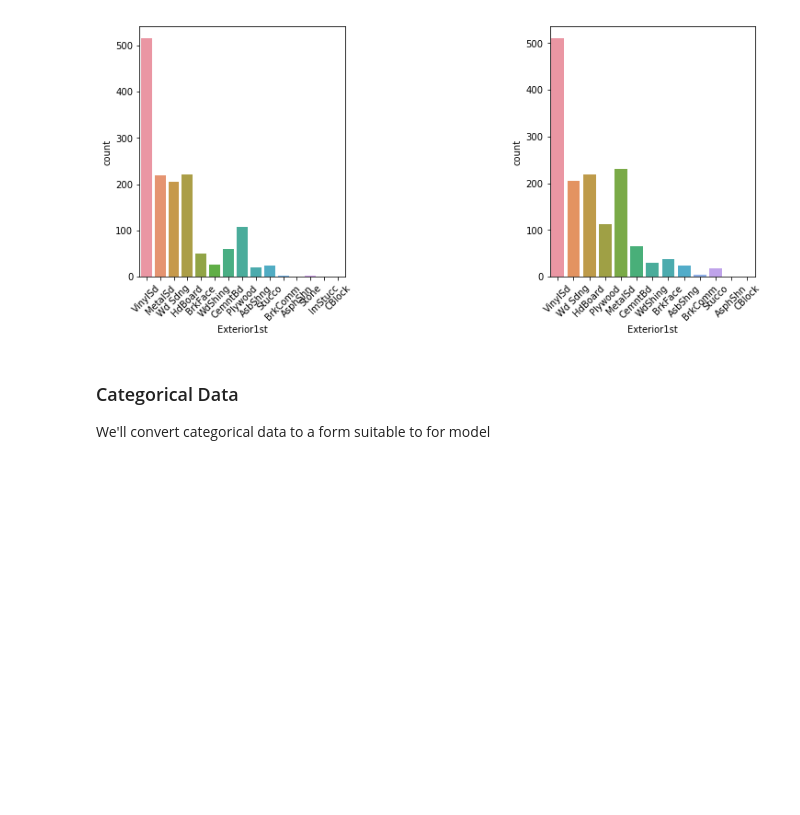
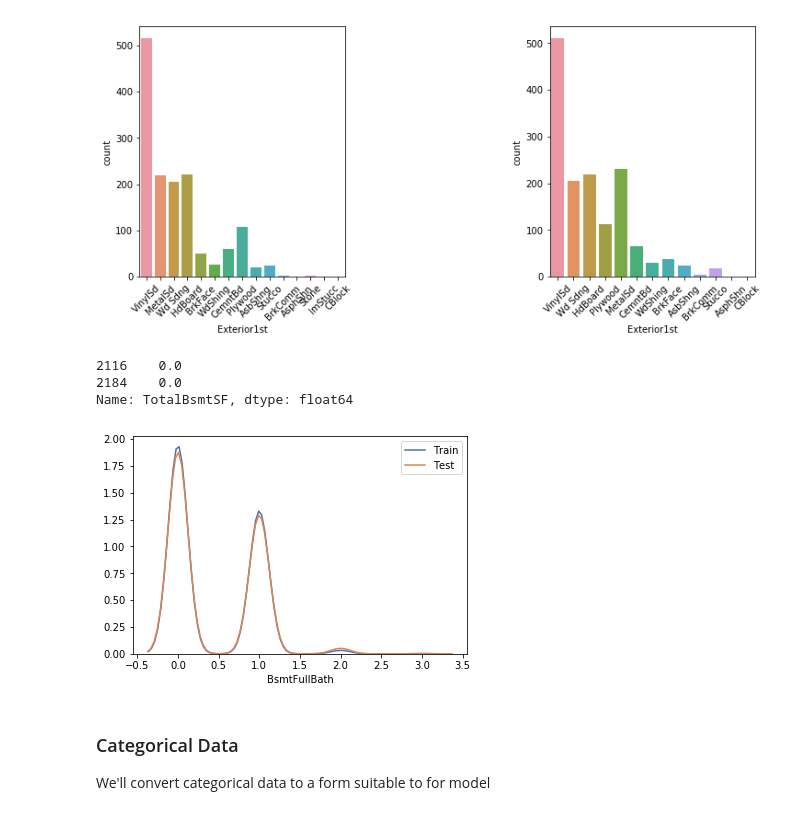
Before and after one commit to 79212/kaggle_house_pricing, a Jupyter notebook: get_dummies.ipynb, the cells around one changed output. Cells and saved outputs as stored; diff of their text form; code cells hidden in the pictures; blank space fills up the shorter version.

Commit message:
missing values

```diff
--- a/get_dummies.ipynb
+++ b/get_dummies.ipynb
@@ -106,7 +105,7 @@ dtype: float64
 [figure]
 # %%
 #Looking at the distribution for both test and train (almost same) we can replace the missing values with the mode.
-df_cum['LotFrontage'] = df_cum['LotFrontage'].fillna(df_cum['LotFrontage'].mode())
+df_cum['LotFrontage'] = df_cum['LotFrontage'].fillna(df_cum['LotFrontage'].mode(dropna=True)[0])
 # %%
 #Utilities
 fig, ax =plt.subplots(1,2)
@@ -131,6 +130,41 @@ a2.set_xticklabels(a2.get_xticklabels(), rotation=45)
 fig.show()
 # %% [output]
 [figure]
-# %%
-#We'll go with the most popular Exterior1st as it is consistent in both test and train.
-df_cum['Exterior1st'] = df_cum['Exterior1st'].fillna(df_cum['Exterior1st'].mode)
+# %%
+#We'll go with the most popular Exterior1st as it is consistent in both test and train.
+df_cum['Exterior1st'] = df_cum['Exterior1st'].fillna(df_cum['Exterior1st'].mode(dropna=True)[0])
+df_cum['Exterior2nd'] = df_cum['Exterior2nd'].fillna(df_cum['Exterior2nd'].mode(dropna=True)[0])
+df_cum['MasVnrType'] = df_cum['MasVnrType'].fillna(df_cum['MasVnrType'].mode(dropna=True)[0])
+df_cum['MasVnrArea'] = df_cum['MasVnrArea'].fillna(df_cum['MasVnrArea'].mode(dropna=True)[0])
+df_cum['Electrical'] = df_cum['Electrical'].fillna(df_cum['Electrical'].mode(dropna=True)[0])
+df_cum['KitchenQual'] = df_cum['KitchenQual'].fillna(df_cum['KitchenQual'].mode(dropna=True)[0])
+df_cum['Functional'] = df_cum['Functional'].fillna(df_cum['Functional'].mode(dropna=True)[0])
+df_cum['GarageCars'] = df_cum['GarageCars'].fillna(df_cum['GarageCars'].mode(dropna=True)[0])
+df_cum['GarageArea'] = df_cum['GarageArea'].fillna(df_cum['GarageArea'].mean())
+df_cum['SaleType'] = df_cum['SaleType'].fillna(df_cum['SaleType'].mode(dropna=True)[0])
+# %%
+#For BsmtFinSF1 we observed the only datapoint for which the value was missing had BsmtFinType1 as NA i.e
+#there is no basement. So we can fill the SF as 0
+df_cum['BsmtFinSF1'] = df_cum['BsmtFinSF1'].fillna(0)
+#Same goes for BsmtFinSF2
+df_cum['BsmtFinSF2'] = df_cum['BsmtFinSF2'].fillna(0)
+#Same data point is valid for BsmtUnfSF and TotalBsmtSF. We can fill all with zeros.
+df_cum['BsmtUnfSF'] = df_cum['BsmtUnfSF'].fillna(0)
+df_cum['TotalBsmtSF'] = df_cum['TotalBsmtSF'].fillna(0)
+# %%
+#BsmtFullBath
+var = 'BsmtFullBath'
+sns.distplot(df[var], hist = False, kde = True, label='Train')
+sns.distplot(df_test[var], hist = False, kde = True, label='Test')
+tmp = df_cum[df_cum[var].isnull()]
+print (tmp['TotalBsmtSF'])
+
+#We observe that the total bsmt area is zero for both the datapoints so we can replace the nan with 0
+df_cum['BsmtFullBath'] = df_cum['BsmtFullBath'].fillna(0)
+#Same goes for BsmtHalfBath
+df_cum['BsmtHalfBath'] = df_cum['BsmtHalfBath'].fillna(0)
+# %% [output]
+2116    0.0
+2184    0.0
+Name: TotalBsmtSF, dtype: float64
+[figure, added]
```
Also changed, not shown: parts of 4 cells of this notebook.
